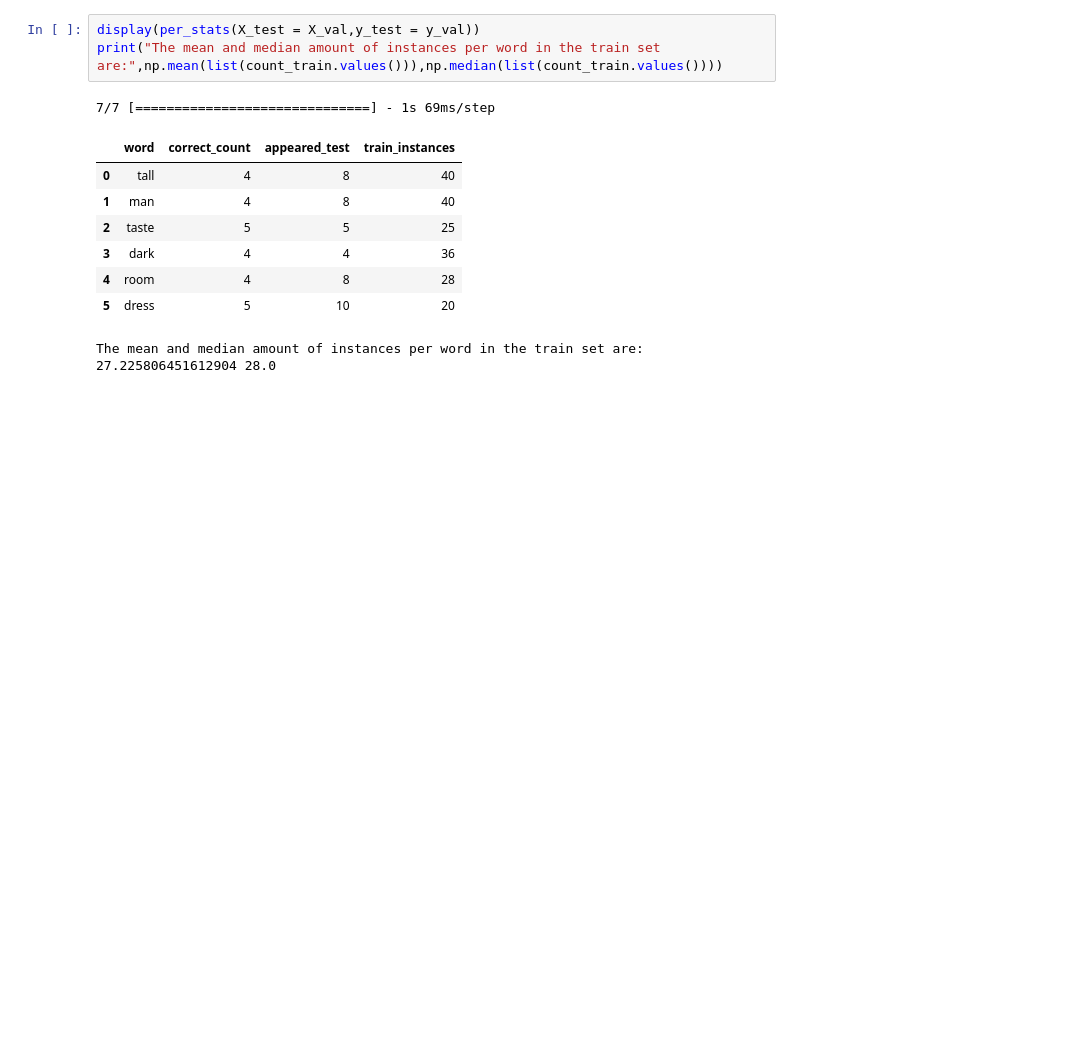
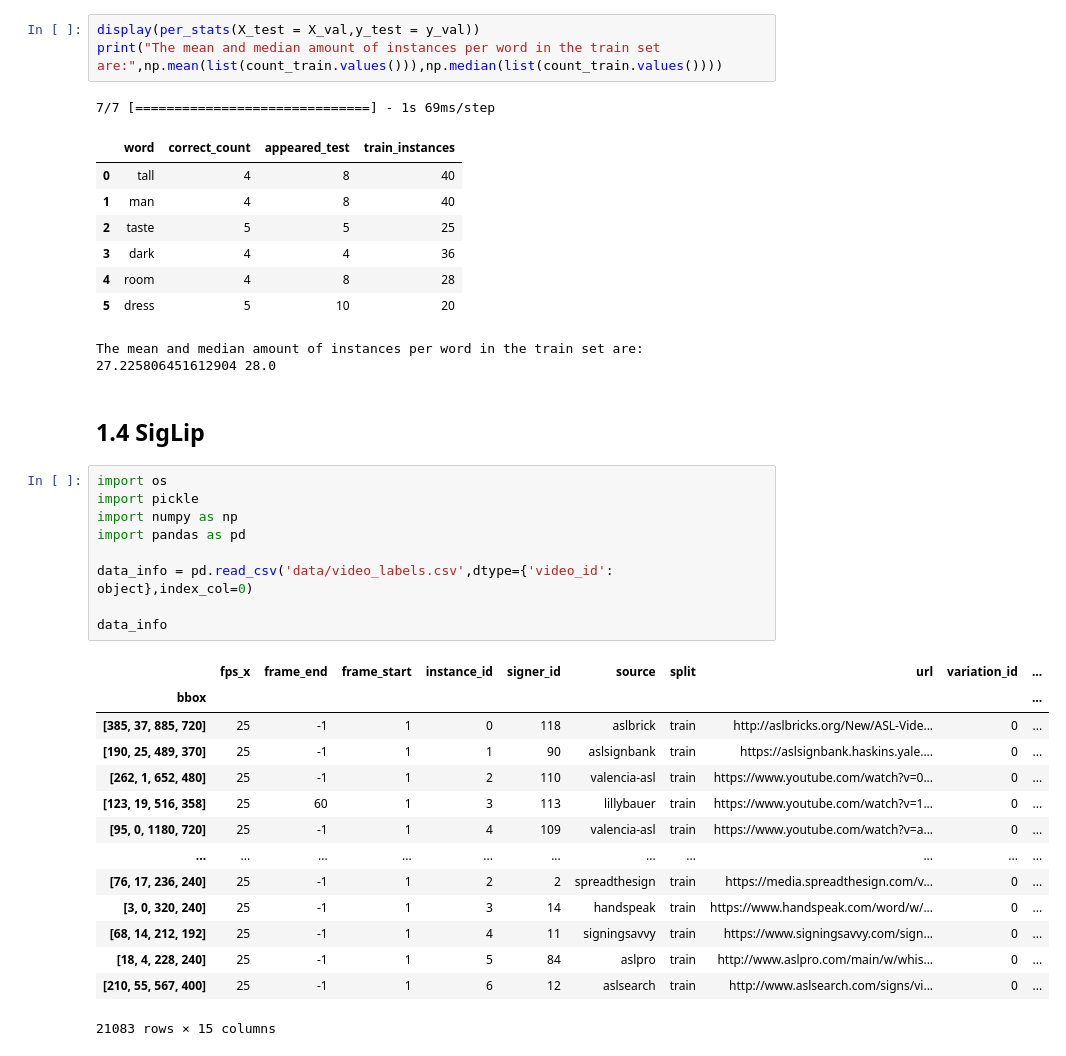
Before and after one commit to Oren93/sign_to_text, a Jupyter notebook: 05_model_evaluation.ipynb, the cells around one changed output. Drawn from its saved outputs; the diff is of its cells as text; blank space fills up the shorter version.

```diff
--- a/05_model_evaluation.ipynb
+++ b/05_model_evaluation.ipynb
@@ -408,3 +410,29 @@ print("The mean and median amount of instances per word in the train set are:",n
 | 4 | room | 4 | 8 | 28 |
 | 5 | dress | 5 | 10 | 20 |
 The mean and median amount of instances per word in the train set are: 27.225806451612904 28.0
+# %% [markdown]
+## 1.4 SigLip
+# %%
+import os
+import pickle
+import numpy as np
+import pandas as pd
+
+data_info = pd.read_csv('data/video_labels.csv',dtype={'video_id': object},index_col=0)
+
+data_info
+# %% [output]
+|  | fps_x | frame_end | frame_start | instance_id | signer_id | source | split | url | variation_id | ... |
+| bbox |  |  |  |  |  |  |  |  |  | ... |
+| [385, 37, 885, 720] | 25 | -1 | 1 | 0 | 118 | aslbrick | train | http://aslbricks.org/New/ASL-Vide... | 0 | ... |
+| [190, 25, 489, 370] | 25 | -1 | 1 | 1 | 90 | aslsignbank | train | https://aslsignbank.haskins.yale.... | 0 | ... |
+| [262, 1, 652, 480] | 25 | -1 | 1 | 2 | 110 | valencia-asl | train | https://www.youtube.com/watch?v=0... | 0 | ... |
+| [123, 19, 516, 358] | 25 | 60 | 1 | 3 | 113 | lillybauer | train | https://www.youtube.com/watch?v=1... | 0 | ... |
+| [95, 0, 1180, 720] | 25 | -1 | 1 | 4 | 109 | valencia-asl | train | https://www.youtube.com/watch?v=a... | 0 | ... |
+| ... | ... | ... | ... | ... | ... | ... | ... | ... | ... | ... |
+| [76, 17, 236, 240] | 25 | -1 | 1 | 2 | 2 | spreadthesign | train | https://media.spreadthesign.com/v... | 0 | ... |
+| [3, 0, 320, 240] | 25 | -1 | 1 | 3 | 14 | handspeak | train | https://www.handspeak.com/word/w/... | 0 | ... |
+| [68, 14, 212, 192] | 25 | -1 | 1 | 4 | 11 | signingsavvy | train | https://www.signingsavvy.com/sign... | 0 | ... |
+| [18, 4, 228, 240] | 25 | -1 | 1 | 5 | 84 | aslpro | train | http://www.aslpro.com/main/w/whis... | 0 | ... |
+| [210, 55, 567, 400] | 25 | -1 | 1 | 6 | 12 | aslsearch | train | http://www.aslsearch.com/signs/vi... | 0 | ... |
+21083 rows × 15 columns
```
Also changed, not shown: parts of 3 cells of this notebook, 1 other file.
